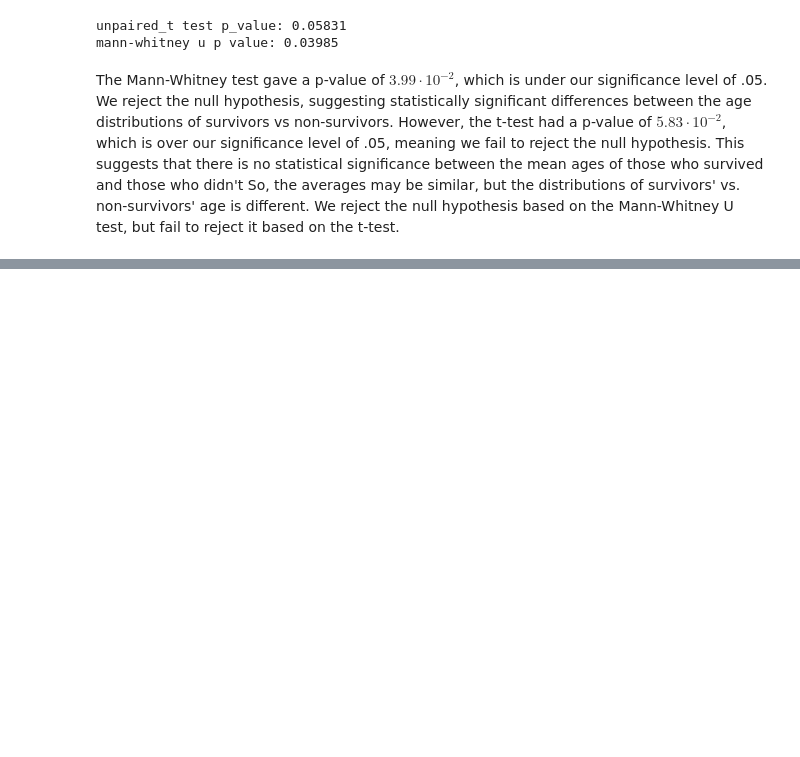
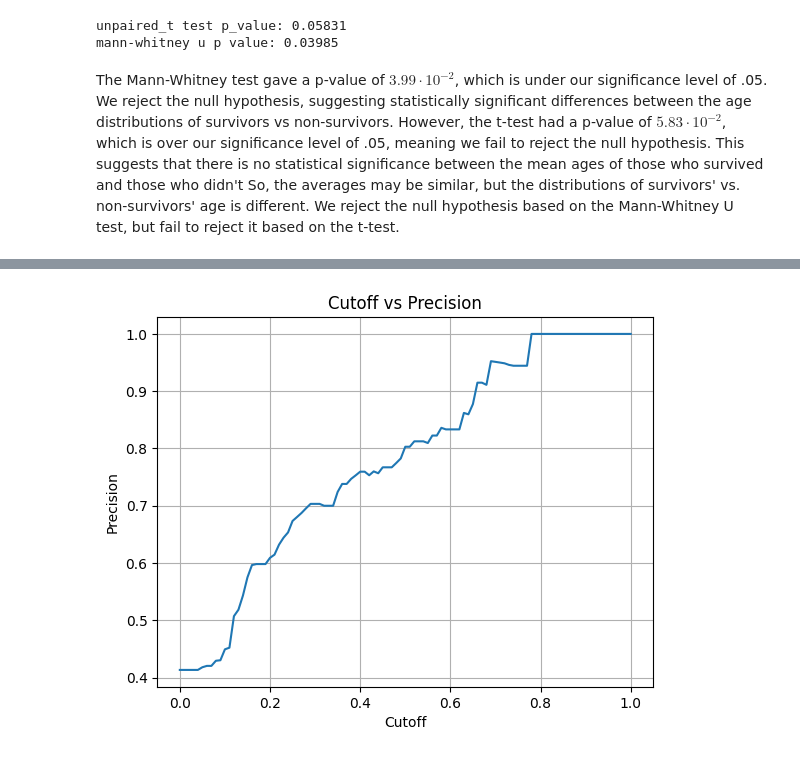
Before and after one commit to ashiqur0421/CMSC320_Group_Project, a Jupyter notebook: project.ipynb, the cells around one changed output, grey strips where cells are left out. Saved outputs shown, nothing was run; the diff lists cells and outputs as text; code cells hidden in the pictures; blank space fills up the shorter version.

```diff
--- a/project.ipynb
+++ b/project.ipynb
@@ -379,0 +479,18 @@ plt.show()
+# %%
+precisions = []
+
+for cutoff in cutoffs:
+    new_predictions = (y_prob_survived >= cutoff).astype(int)
+    if new_predictions.sum() == 0:
+        precisions.append(1.0)
+    else:
+        precisions.append(precision_score(y_test, new_predictions))
+
+plt.plot(cutoffs, precisions)
+plt.xlabel("Cutoff")
+plt.ylabel("Precision")
+plt.title("Cutoff vs Precision")
+plt.grid(True)
+plt.show()
+# %% [output]
+[figure, added]
```
Also changed, not shown: parts of 48 cells of this notebook.
